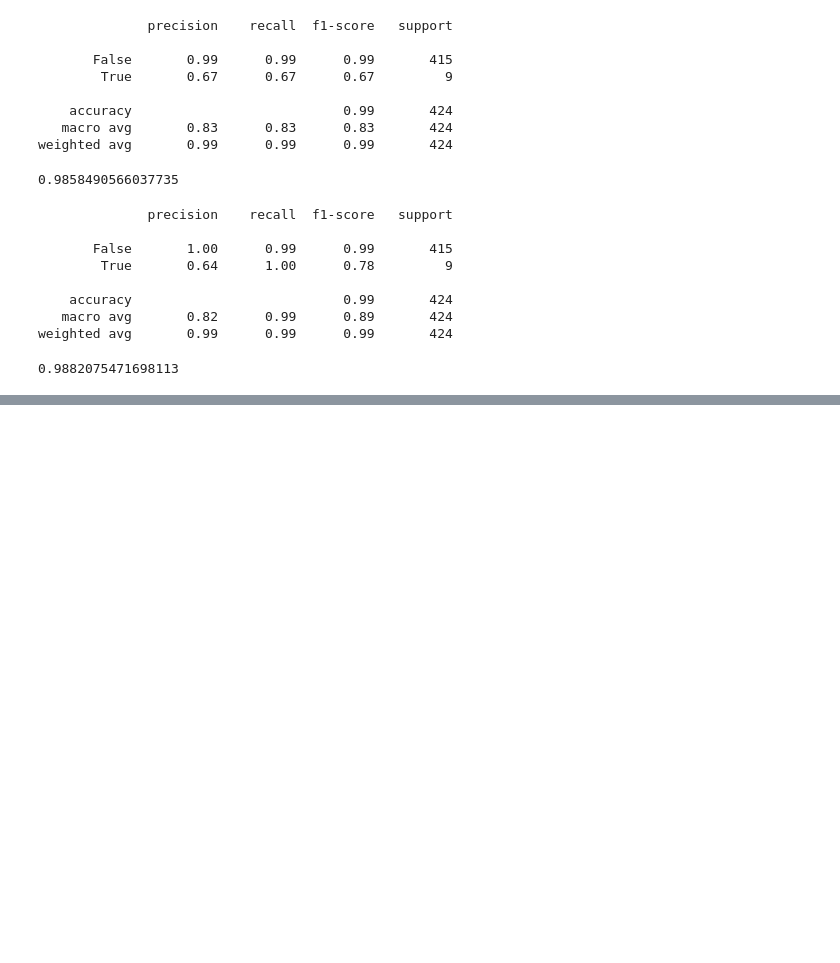
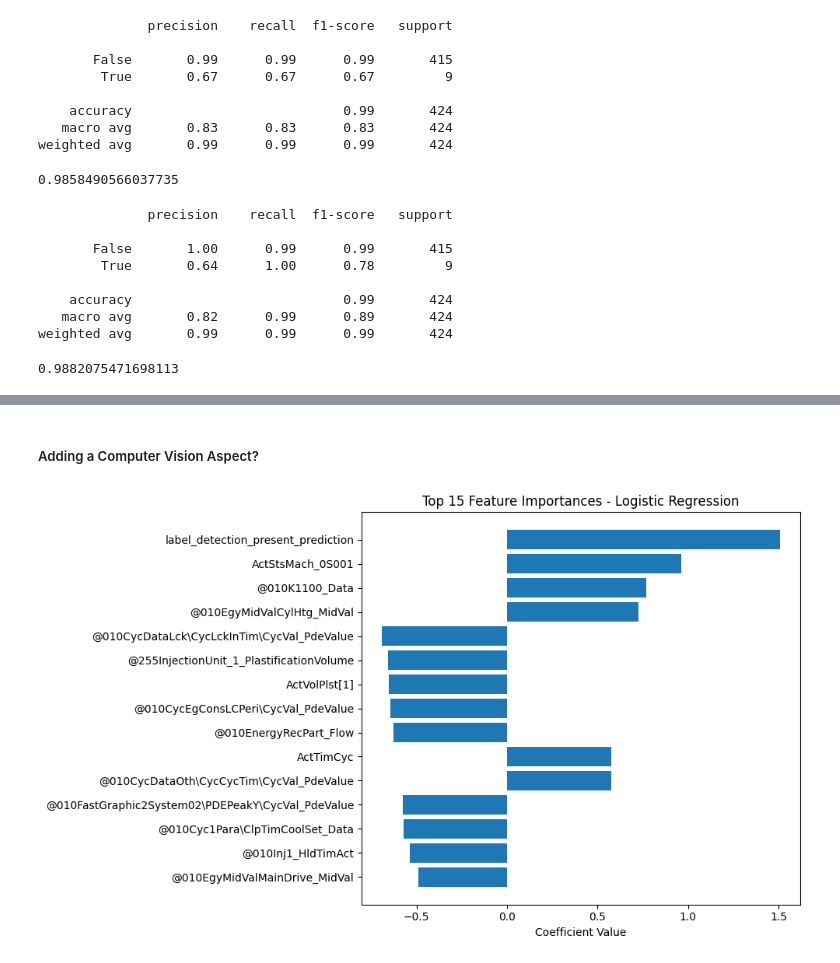
Before and after one commit to Chinmay-1907/Anamolydetection, a Jupyter notebook: DefectAnamolyDetection.ipynb, the cells around one changed output, grey strips where cells are left out. Cells and saved outputs as stored; diff of their text form; code cells hidden in the pictures; blank space fills up the shorter version.

```diff
--- a/DefectAnamolyDetection.ipynb
+++ b/DefectAnamolyDetection.ipynb
@@ -534,0 +504,2 @@ WARNING:absl:You are saving your model as an HDF5 file via `model.save()` or `ke
+# %% [markdown]
+##### Adding a Computer Vision Aspect?
@@ -534,0 +518,18 @@ WARNING:absl:You are saving your model as an HDF5 file via `model.save()` or `ke
+# %%
+# Coefficients as feature importance
+import matplotlib.pyplot as plt
+import numpy as np
+
+coef = lr_smote.coef_[0]
+feature_names = X.columns
+
+sorted_idx = np.argsort(np.abs(coef))[::-1][:15]
+
+plt.figure(figsize=(10, 6))
+plt.barh(np.array(feature_names)[sorted_idx][::-1], coef[sorted_idx][::-1])
+plt.title("Top 15 Feature Importances - Logistic Regression")
+plt.xlabel("Coefficient Value")
+plt.tight_layout()
+plt.show()
+# %% [output]
+[figure, added]
```
Also changed, not shown: parts of 18 cells of this notebook.
